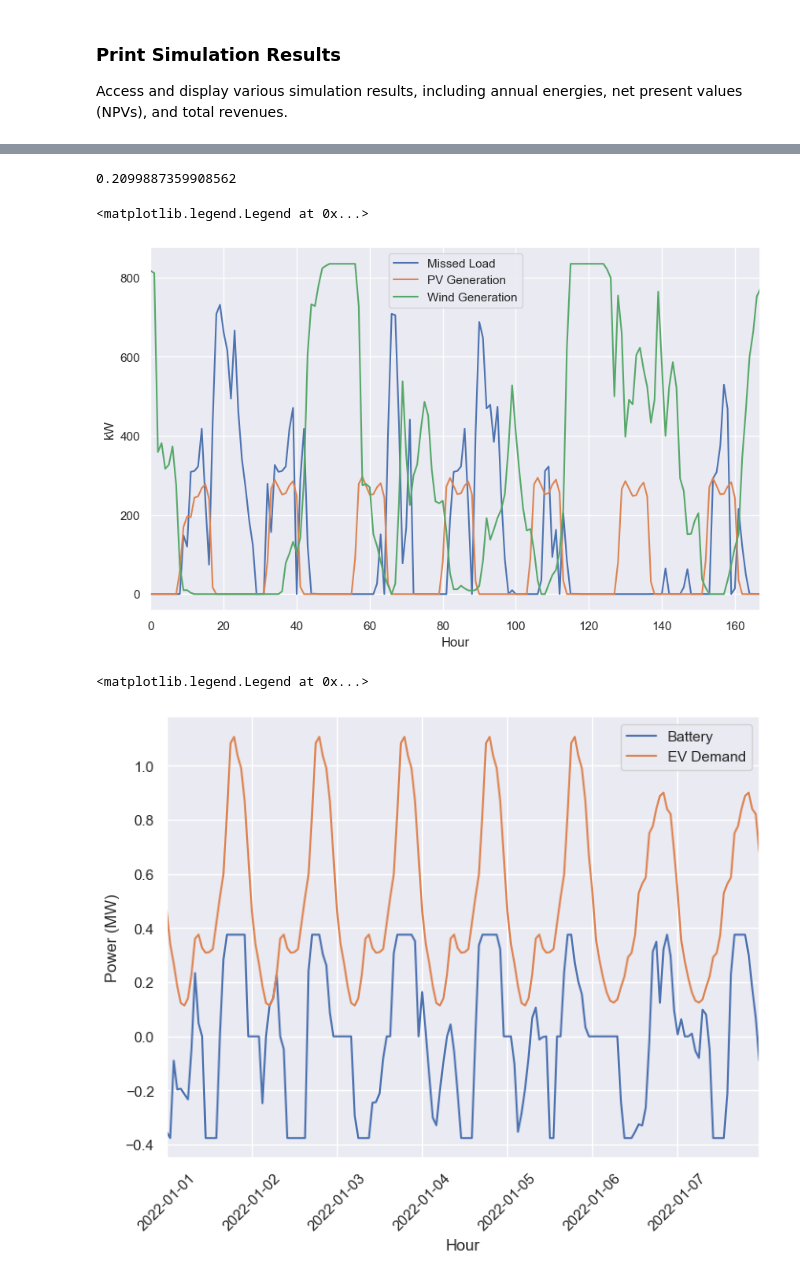
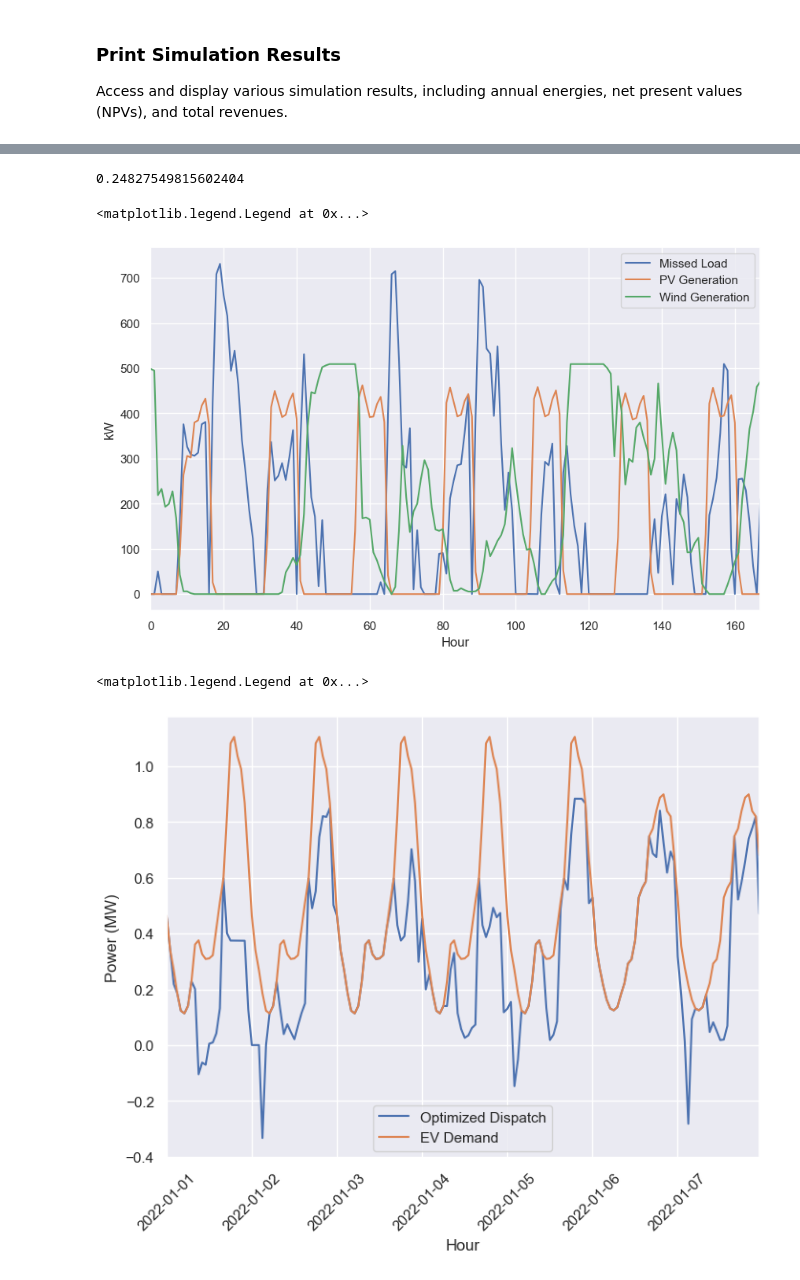
Before and after one commit to camirmas/HOPP, a Jupyter notebook: ev/notebooks/ev-load-following-battery.ipynb, the cells around one changed output, grey strips where cells are left out. Drawn from its saved outputs; the diff is of its cells as text; code cells hidden in the pictures.

```diff
--- a/ev/notebooks/ev-load-following-battery.ipynb
+++ b/ev/notebooks/ev-load-following-battery.ipynb
@@ -52,9 +73,10 @@ hopp_config = load_yaml("../inputs/ev-load-following-battery.yaml")
 # set SiteInfo instance
 hopp_config["site"] = site
 
-hopp_config["technologies"]["pv"]["system_capacity_kw"] = 506.14620324
-hopp_config["technologies"]["battery"]["system_capacity_kw"] = 375.36999625
-hopp_config["technologies"]["battery"]["system_capacity_kwh"] = 3378.32993247
+hopp_config["technologies"]["pv"]["system_capacity_kw"] = 788.66086298
+hopp_config["technologies"]["wind"]["turbine_rating_kw"] = 610.14719289
+hopp_config["technologies"]["battery"]["system_capacity_kw"] = 375.38419832
+hopp_config["technologies"]["battery"]["system_capacity_kwh"] = 3468.3017465
 # %% [markdown]
 ### Create the Simulation Model
 Instantiate the `HoppInterface` class by providing our modified configuration dict.
@@ -115,7 +130,7 @@ dates = pd.date_range(start="2022-01-01", periods=periods, freq="H")
 # %%
 hybrid_plant.grid.missed_load_percentage
 # %% [output]
-0.2099887359908562
+0.24827549815602404
 # %%
 fig, ax = plt.subplots(figsize=(10, 6))
 
@@ -129,28 +144,28 @@ ax.set_ylabel("kW")
 ax.legend()
 # %% [output]
 <matplotlib.legend.Legend at 0x...>
-[figure, old version]
+[figure, new version]
 # %%
 import matplotlib.pyplot as plt
 import matplotlib.dates as mdates
 fig, ax = plt.subplots(figsize=(8, 6))
 
 x = np.arange(8760)
-y = hybrid_plant.battery.outputs.dispatch_P
+y = np.array(hybrid_plant.grid.generation_profile) / 1000
 
 # ax.plot(dates, hybrid_plant.grid.missed_load[:periods], label="Missed Load")
 # ax.plot(dates, hybrid_plant.pv.generation_profile[:periods], label="PV Generation")
 # ax.plot(dates, hybrid_plant.wind.generation_profile[:periods], label="Wind Generation")
-ax.plot(dates, y[:periods], label="Battery")
+ax.plot(dates, y[:periods], label="Optimized Dispatch")
 ax.plot(dates, ev_load[:periods] / 1000, label="EV Demand")
 
 ax.set_xticks(ax.get_xticks(), ax.get_xticklabels(), rotation=45)
 
 ax.set_xlabel("Hour")
 ax.set_ylabel("Power (MW)")
 ax.set_xmargin(0)
 
 ax.legend()
 # %% [output]
 <matplotlib.legend.Legend at 0x...>
-[figure, old version]
+[figure, new version]
```
Also changed, not shown: parts of 14 cells of this notebook, 2 other files.
